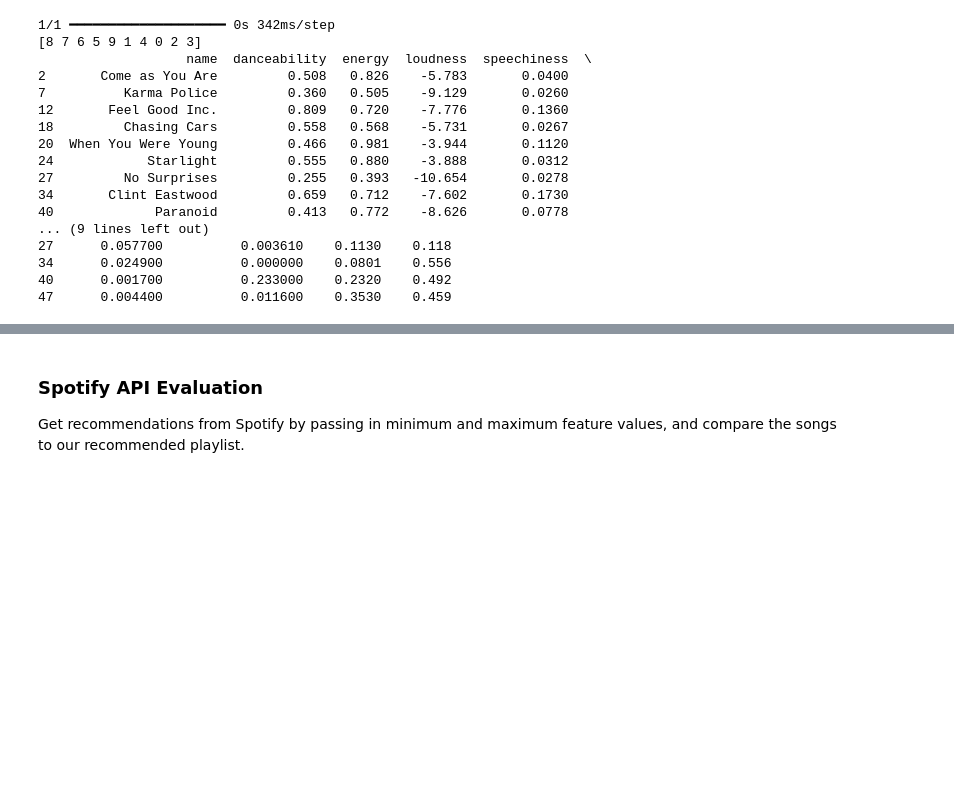
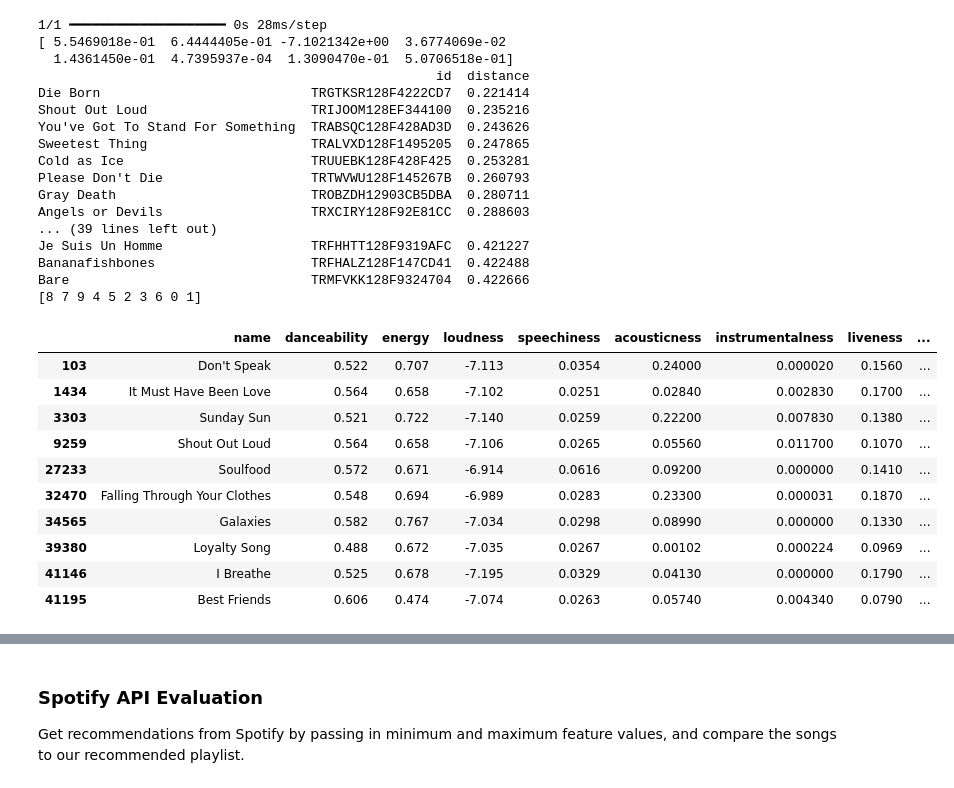
Before and after one commit to Ernesto2004/spotify-music-suggestion, a Jupyter notebook: pipeline.ipynb, the cells around one changed output, grey strips where cells are left out. Drawn from its saved outputs; the diff is of its cells as text; code cells hidden in the pictures; blank space fills up the shorter version.

```diff
--- a/pipeline.ipynb
+++ b/pipeline.ipynb
@@ -43,24 +83,36 @@ lyrics_embeddings, lyrics_embeddings_3d = get_embeddings(lyrics_embeddings_csv,
 # %%
 POTENTIAL_N = 50
 
-predicted = predict_sample(x_test[0], model)
-recommendation = pipeline_helper(distance_frame, predicted, POTENTIAL_N, lyrics_embeddings)
-print(recommendation)
+predicted = predict_sample(x_test[2], model)
+print(predicted)
+recommendation = pipeline_helper(distance_frame, predicted, POTENTIAL_N, lyrics_embeddings, dataset)
+recommendation
 # %% [output]
-1/1 ━━━━━━━━━━━━━━━━━━━━ 0s 342ms/step
-[8 7 6 5 9 1 4 0 2 3]
-                   name  danceability  energy  loudness  speechiness  \
-2       Come as You Are         0.508   0.826    -5.783       0.0400
-7          Karma Police         0.360   0.505    -9.129       0.0260
-12       Feel Good Inc.         0.809   0.720    -7.776       0.1360
-18         Chasing Cars         0.558   0.568    -5.731       0.0267
-20  When You Were Young         0.466   0.981    -3.944       0.1120
-24            Starlight         0.555   0.880    -3.888       0.0312
-27         No Surprises         0.255   0.393   -10.654       0.0278
-34       Clint Eastwood         0.659   0.712    -7.602       0.1730
-40             Paranoid         0.413   0.772    -8.626       0.0778
-... (9 lines left out)
-27      0.057700          0.003610    0.1130    0.118
-34      0.024900          0.000000    0.0801    0.556
-40      0.001700          0.233000    0.2320    0.492
-47      0.004400          0.011600    0.3530    0.459
+1/1 ━━━━━━━━━━━━━━━━━━━━ 0s 28ms/step
+[ 5.5469018e-01  6.4444405e-01 -7.1021342e+00  3.6774069e-02
+  1.4361450e-01  4.7395937e-04  1.3090470e-01  5.0706518e-01]
+                                                   id  distance
+Die Born                           TRGTKSR128F4222CD7  0.221414
+Shout Out Loud                     TRIJOOM128EF344100  0.235216
+You've Got To Stand For Something  TRABSQC128F428AD3D  0.243626
+Sweetest Thing                     TRALVXD128F1495205  0.247865
+Cold as Ice                        TRUUEBK128F428F425  0.253281
+Please Don't Die                   TRTWVWU128F145267B  0.260793
+Gray Death                         TROBZDH12903CB5DBA  0.280711
+Angels or Devils                   TRXCIRY128F92E81CC  0.288603
+... (39 lines left out)
+Je Suis Un Homme                   TRFHHTT128F9319AFC  0.421227
+Bananafishbones                    TRFHALZ128F147CD41  0.422488
+Bare                               TRMFVKK128F9324704  0.422666
+[8 7 9 4 5 2 3 6 0 1]
+|  | name | danceability | energy | loudness | speechiness | acousticness | instrumentalness | liveness | ... |
+| 103 | Don't Speak | 0.522 | 0.707 | -7.113 | 0.0354 | 0.24000 | 0.000020 | 0.1560 | ... |
+| 1434 | It Must Have Been Love | 0.564 | 0.658 | -7.102 | 0.0251 | 0.02840 | 0.002830 | 0.1700 | ... |
+| 3303 | Sunday Sun | 0.521 | 0.722 | -7.140 | 0.0259 | 0.22200 | 0.007830 | 0.1380 | ... |
+| 9259 | Shout Out Loud | 0.564 | 0.658 | -7.106 | 0.0265 | 0.05560 | 0.011700 | 0.1070 | ... |
+| 27233 | Soulfood | 0.572 | 0.671 | -6.914 | 0.0616 | 0.09200 | 0.000000 | 0.1410 | ... |
+| 32470 | Falling Through Your Clothes | 0.548 | 0.694 | -6.989 | 0.0283 | 0.23300 | 0.000031 | 0.1870 | ... |
+| 34565 | Galaxies | 0.582 | 0.767 | -7.034 | 0.0298 | 0.08990 | 0.000000 | 0.1330 | ... |
+| 39380 | Loyalty Song | 0.488 | 0.672 | -7.035 | 0.0267 | 0.00102 | 0.000224 | 0.0969 | ... |
+| 41146 | I Breathe | 0.525 | 0.678 | -7.195 | 0.0329 | 0.04130 | 0.000000 | 0.1790 | ... |
+| 41195 | Best Friends | 0.606 | 0.474 | -7.074 | 0.0263 | 0.05740 | 0.004340 | 0.0790 | ... |
```
Also changed, not shown: parts of 12 cells of this notebook, 1 other file.
